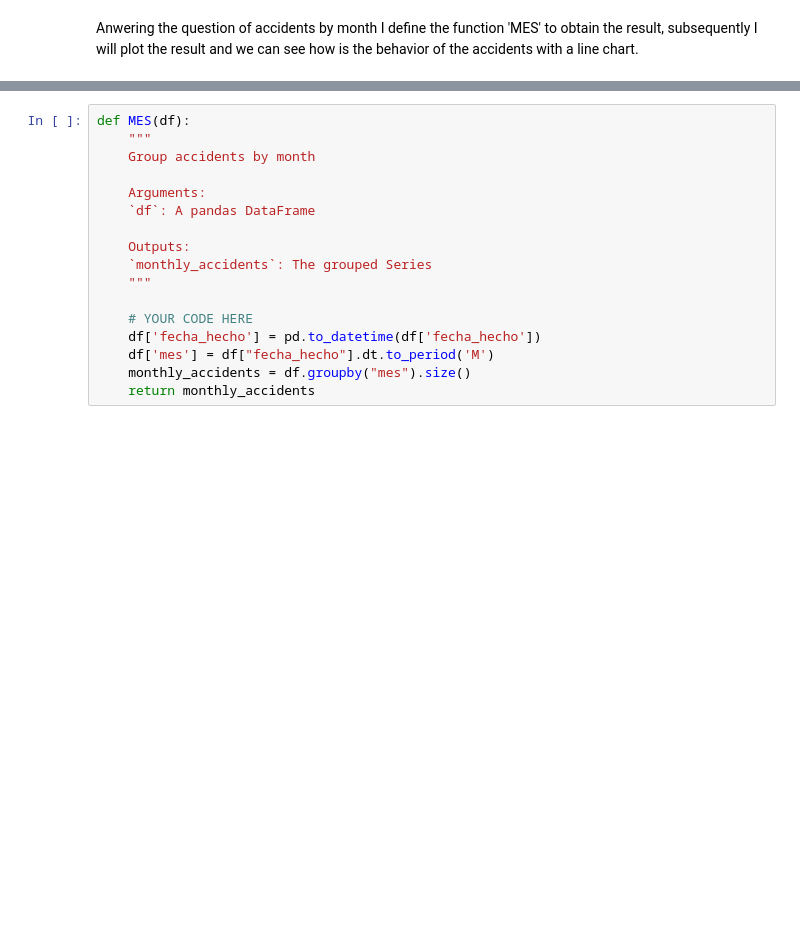
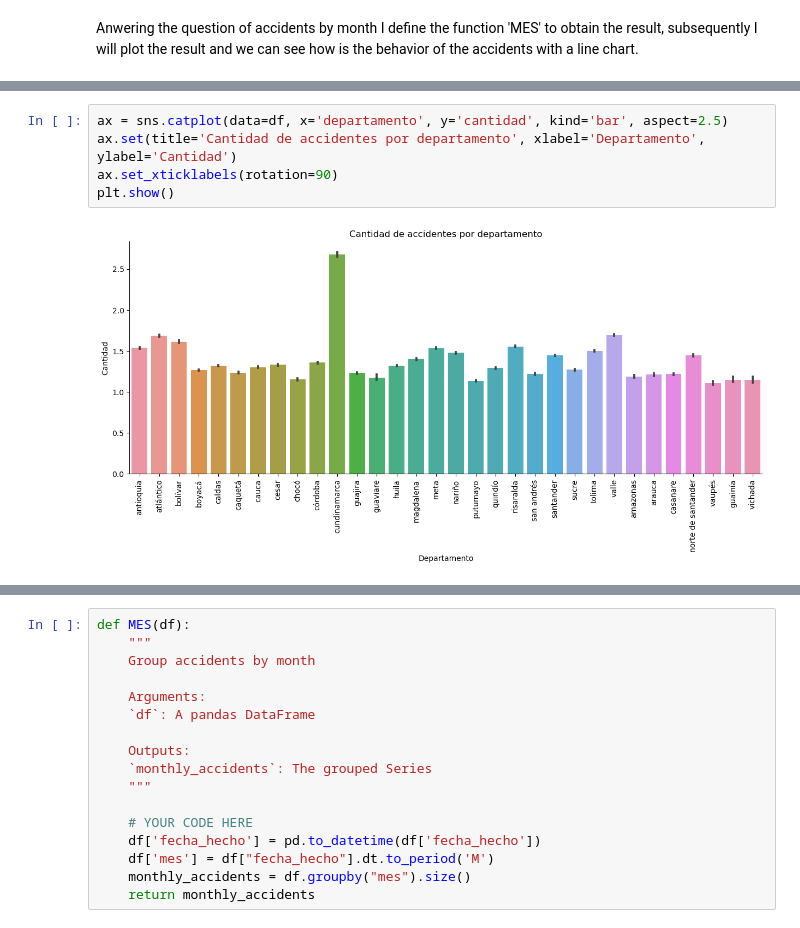
Before and after one commit to luifer991/colombian_accidents_data_analysis, a Jupyter notebook: colombian_acc.ipynb, the cells around one changed output, grey strips where cells are left out. Saved outputs shown, nothing was run; the diff lists cells and outputs as text; blank space fills up the shorter version.

```diff
--- a/colombian_acc.ipynb
+++ b/colombian_acc.ipynb
@@ -380,0 +386,7 @@ Anwering the question of accidents by month  I define the function 'MES' to obta
+# %%
+ax = sns.catplot(data=df, x='departamento', y='cantidad', kind='bar', aspect=2.5)
+ax.set(title='Cantidad de accidentes por departamento', xlabel='Departamento', ylabel='Cantidad')
+ax.set_xticklabels(rotation=90)
+plt.show()
+# %% [output]
+[figure, added]
```
Also changed, not shown: parts of 37 cells of this notebook.
